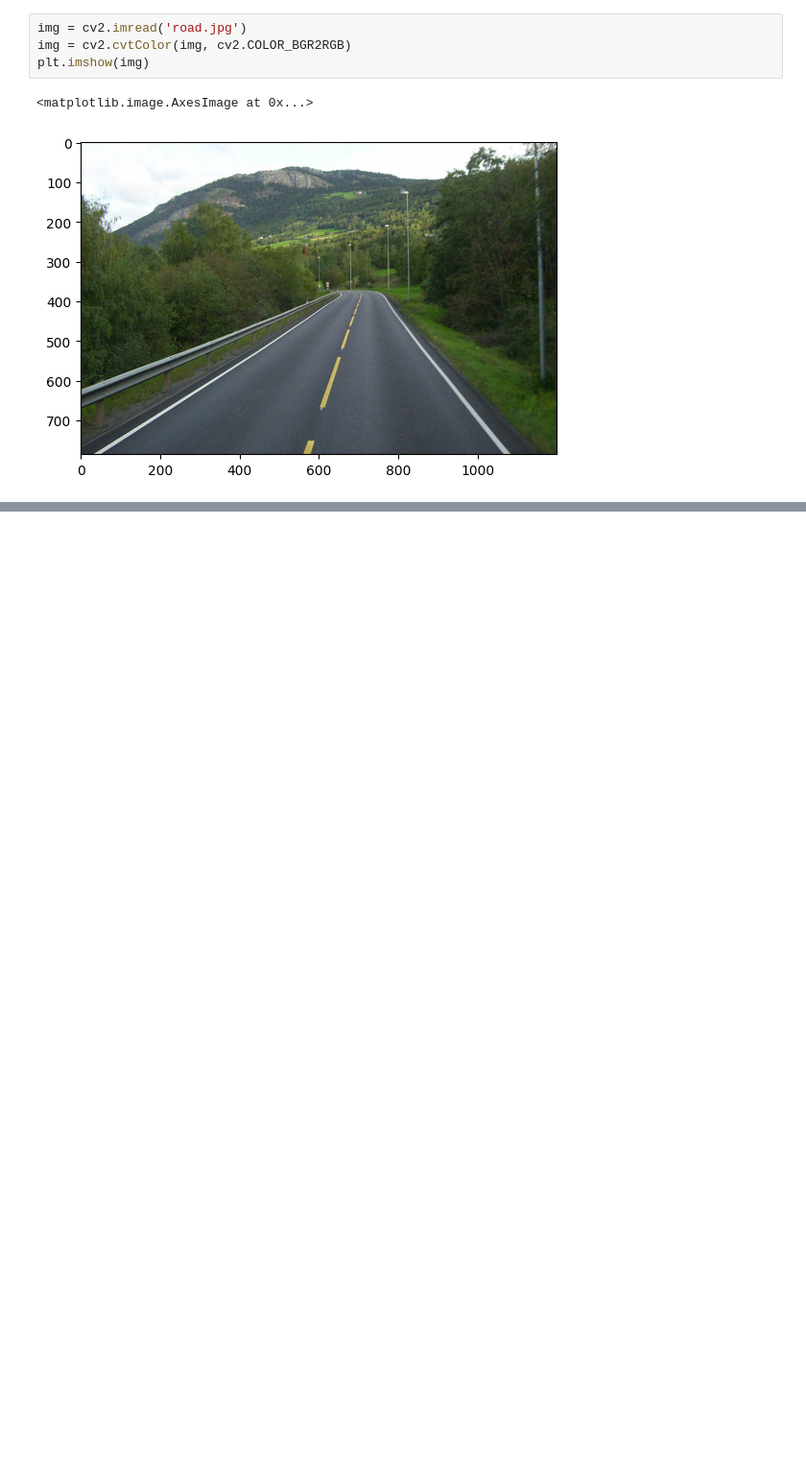
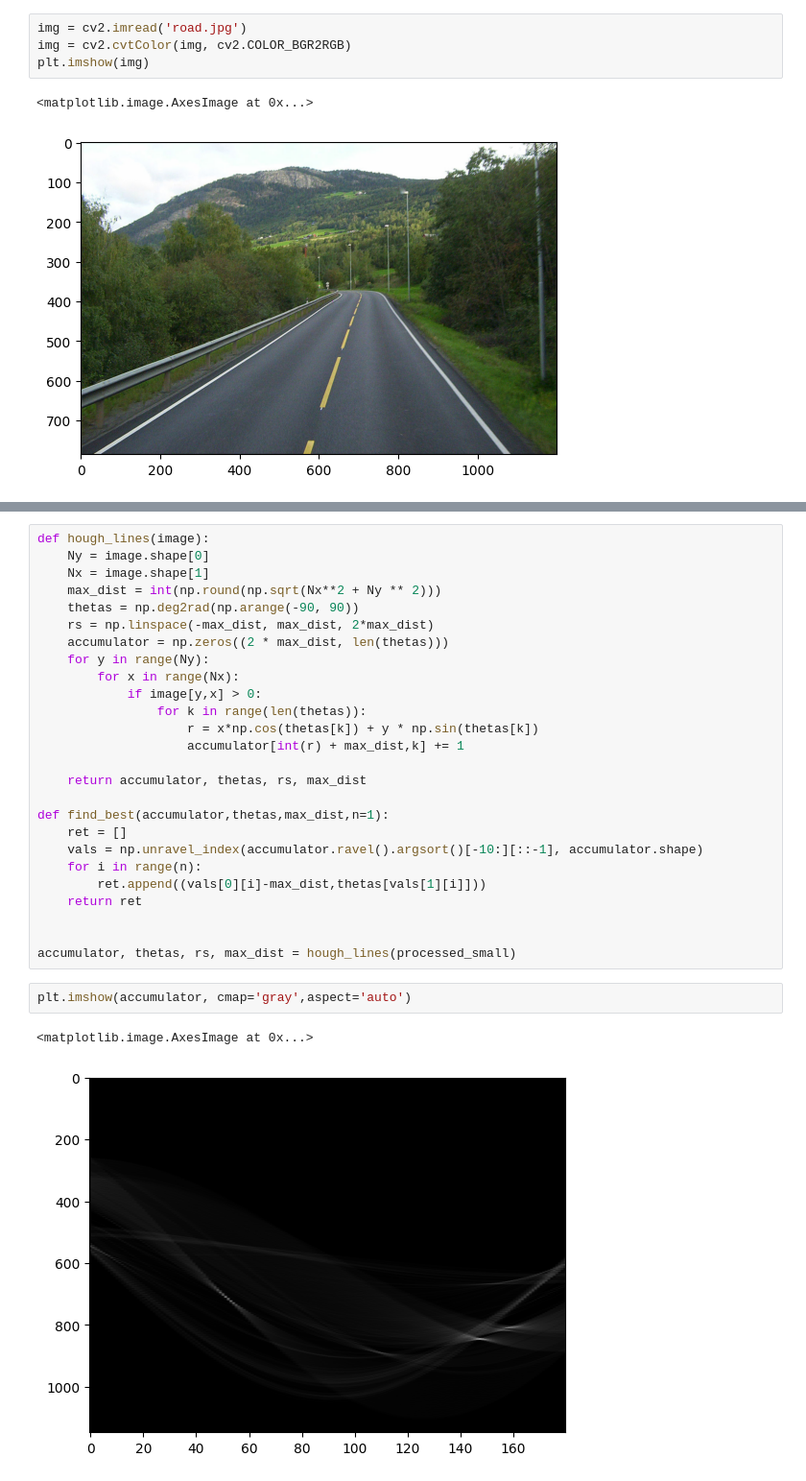
Before and after one commit to teo-sl/University-courses-sem-2, a Jupyter notebook: Image_Video_Analysis/image_processing/hough.ipynb, the cells around one changed output, grey strips where cells are left out. Shown at 96% size. Cells and saved outputs as stored; diff of their text form; blank space fills up the shorter version.

```diff
--- a/Image_Video_Analysis/image_processing/hough.ipynb
+++ b/Image_Video_Analysis/image_processing/hough.ipynb
@@ -83,0 +53,31 @@ plt.imshow(focused)
+# %%
+def hough_lines(image):
+    Ny = image.shape[0]
+    Nx = image.shape[1]
+    max_dist = int(np.round(np.sqrt(Nx**2 + Ny ** 2)))
+    thetas = np.deg2rad(np.arange(-90, 90))
+    rs = np.linspace(-max_dist, max_dist, 2*max_dist)
+    accumulator = np.zeros((2 * max_dist, len(thetas)))
+    for y in range(Ny):
+        for x in range(Nx):
+            if image[y,x] > 0:
+                for k in range(len(thetas)):
+                    r = x*np.cos(thetas[k]) + y * np.sin(thetas[k])
+                    accumulator[int(r) + max_dist,k] += 1
+
+    return accumulator, thetas, rs, max_dist
+
+def find_best(accumulator,thetas,max_dist,n=1):
+    ret = []
+    vals = np.unravel_index(accumulator.ravel().argsort()[-10:][::-1], accumulator.shape)
+    for i in range(n):
+        ret.append((vals[0][i]-max_dist,thetas[vals[1][i]]))
+    return ret
+
+
+accumulator, thetas, rs, max_dist = hough_lines(processed_small)
+# %%
+plt.imshow(accumulator, cmap='gray',aspect='auto')
+# %% [output]
+<matplotlib.image.AxesImage at 0x...>
+[figure, added]
```
Also changed, not shown: parts of 17 cells of this notebook, 13 other files.
